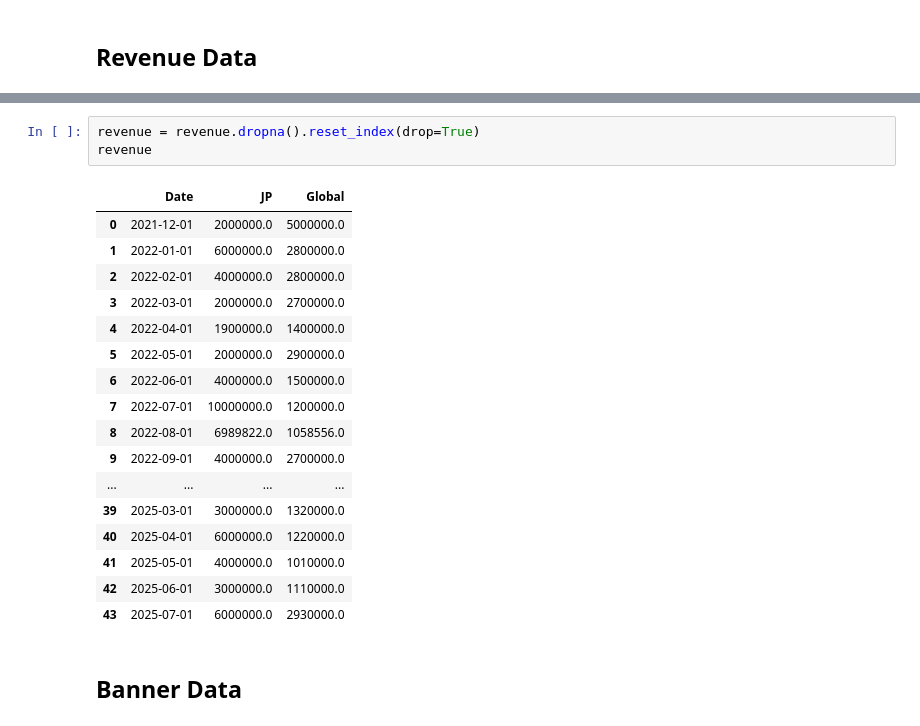
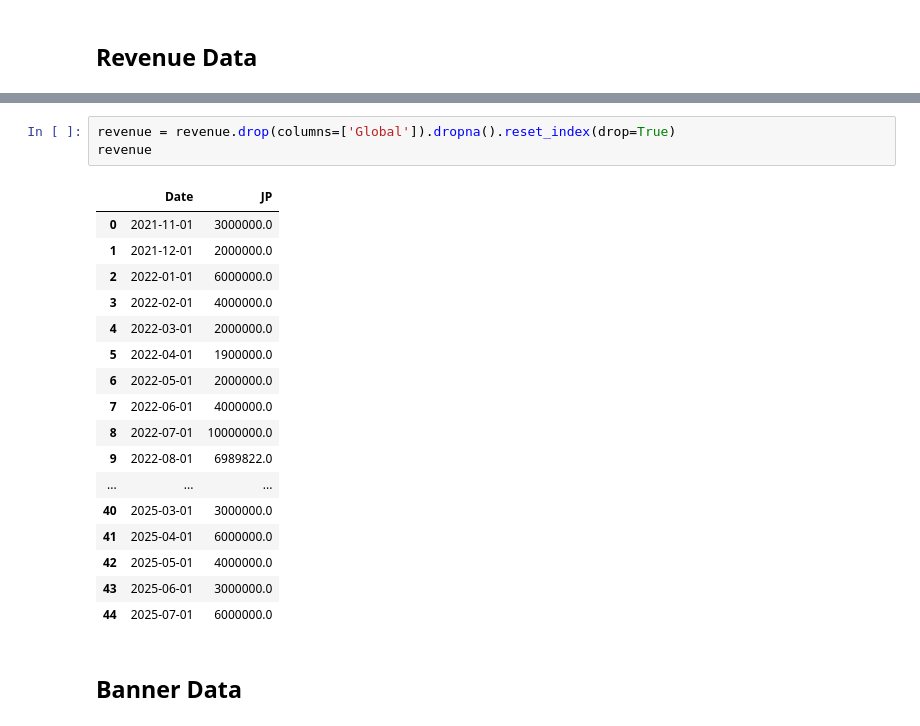
Before and after one commit to willowisp01/blue-archive-forecasting, a Jupyter notebook: analysis.ipynb, the cells around one changed output, grey strips where cells are left out. Saved outputs shown, nothing was run; the diff lists cells and outputs as text.

```diff
--- a/analysis.ipynb
+++ b/analysis.ipynb
@@ -544,24 +550,24 @@ plot_revenue_yearly(revenue, events_df=rerun_events, step=True, custom_plotter=e
 # %%
-revenue = revenue.dropna().reset_index(drop=True)
+revenue = revenue.drop(columns=['Global']).dropna().reset_index(drop=True)
 revenue
 # %% [output]
-|  | Date | JP | Global |
-| 0 | 2021-12-01 | 2000000.0 | 5000000.0 |
-| 1 | 2022-01-01 | 6000000.0 | 2800000.0 |
-| 2 | 2022-02-01 | 4000000.0 | 2800000.0 |
-| 3 | 2022-03-01 | 2000000.0 | 2700000.0 |
-| 4 | 2022-04-01 | 1900000.0 | 1400000.0 |
-| 5 | 2022-05-01 | 2000000.0 | 2900000.0 |
-| 6 | 2022-06-01 | 4000000.0 | 1500000.0 |
-| 7 | 2022-07-01 | 10000000.0 | 1200000.0 |
-| 8 | 2022-08-01 | 6989822.0 | 1058556.0 |
-| 9 | 2022-09-01 | 4000000.0 | 2700000.0 |
-| ... | ... | ... | ... |
-| 39 | 2025-03-01 | 3000000.0 | 1320000.0 |
-| 40 | 2025-04-01 | 6000000.0 | 1220000.0 |
-| 41 | 2025-05-01 | 4000000.0 | 1010000.0 |
-| 42 | 2025-06-01 | 3000000.0 | 1110000.0 |
-| 43 | 2025-07-01 | 6000000.0 | 2930000.0 |
+|  | Date | JP |
+| 0 | 2021-11-01 | 3000000.0 |
+| 1 | 2021-12-01 | 2000000.0 |
+| 2 | 2022-01-01 | 6000000.0 |
+| 3 | 2022-02-01 | 4000000.0 |
+| 4 | 2022-03-01 | 2000000.0 |
+| 5 | 2022-04-01 | 1900000.0 |
+| 6 | 2022-05-01 | 2000000.0 |
+| 7 | 2022-06-01 | 4000000.0 |
+| 8 | 2022-07-01 | 10000000.0 |
+| 9 | 2022-08-01 | 6989822.0 |
+| ... | ... | ... |
+| 40 | 2025-03-01 | 3000000.0 |
+| 41 | 2025-04-01 | 6000000.0 |
+| 42 | 2025-05-01 | 4000000.0 |
+| 43 | 2025-06-01 | 3000000.0 |
+| 44 | 2025-07-01 | 6000000.0 |
 # %% [markdown]
 ## Banner Data
 # %% [markdown]
```
Also changed, not shown: parts of 15 cells of this notebook.
